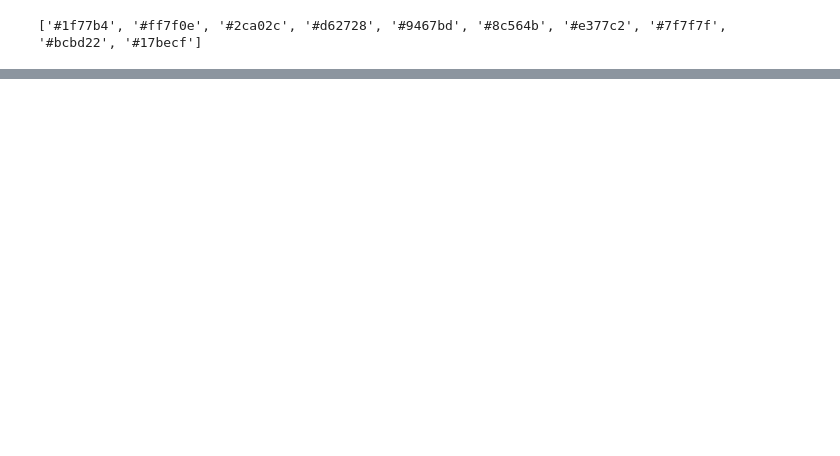
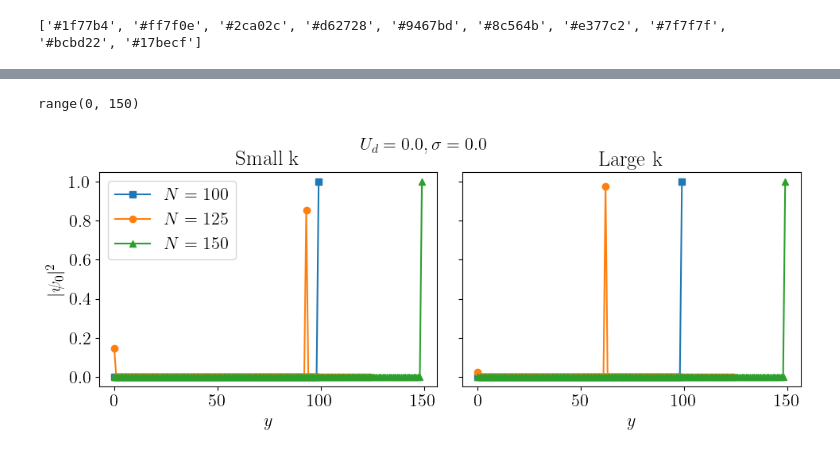
Before and after one commit to ofeypolv/dipbec, a Jupyter notebook: runs.ipynb, the cells around one changed output, grey strips where cells are left out. Saved outputs shown, nothing was run; the diff lists cells and outputs as text; code cells hidden in the pictures; blank space fills up the shorter version.

Commit message:
new plots added

```diff
--- a/runs.ipynb
+++ b/runs.ipynb
@@ -60,0 +133,38 @@ print(pal.as_hex())
+# %%
+fig, (ax1, ax2) = plt.subplots(1,2, figsize=(10,4), sharey=True)
+
+xdata1s = range(len(wf1_sk))
+xdata2s = range(len(wf2_sk))
+xdata3s = range(len(wf3_sk))
+xdata1l = range(len(wf1_lk))
+xdata2l = range(len(wf2_lk))
+xdata3l = range(len(wf3_lk))
+
+print(xdata3s)
+
+
+ax1.plot(xdata1s , wf1_sk, label=r'$N = {}$'.format(N1), marker='s')
+ax1.plot(xdata2s , wf2_sk, label=r'$N = {}$'.format(N2), marker='o')
+ax1.plot(xdata3s , wf3_sk, label=r'$N = {}$'.format(N3), marker='^')
+
+ax1.set_ylabel(r"$|\psi_0|^2$")
+ax1.set_xlabel(r"$y$")
+
+ax1.set_title('Small k')
+ax1.legend(loc='best')
+
+ax2.plot(xdata1l , wf1_lk, label=r'$N = {}$'.format(N1), marker='s')
+ax2.plot(xdata2l , wf2_lk, label=r'$N = {}$'.format(N2), marker='o')
+ax2.plot(xdata3l , wf3_lk, label=r'$N = {}$'.format(N3), marker='^')
+
+ax2.set_xlabel(r"$y$")
+ax2.set_title('Large k')
+
+fig.tight_layout()
+fig.suptitle(r"$U_d = {}, \sigma = {}$".format(Ud, sigma), fontsize=16)
+plt.savefig(r"wf_$U_d={}_s={}$.pdf".format(Ud, sigma), format='pdf', bbox_inches='tight') # uncomment to save the figure
+
+plt.show()
+# %% [output]
+range(0, 150)
+[figure, added]
```
Also changed, not shown: parts of 14 cells of this notebook.
